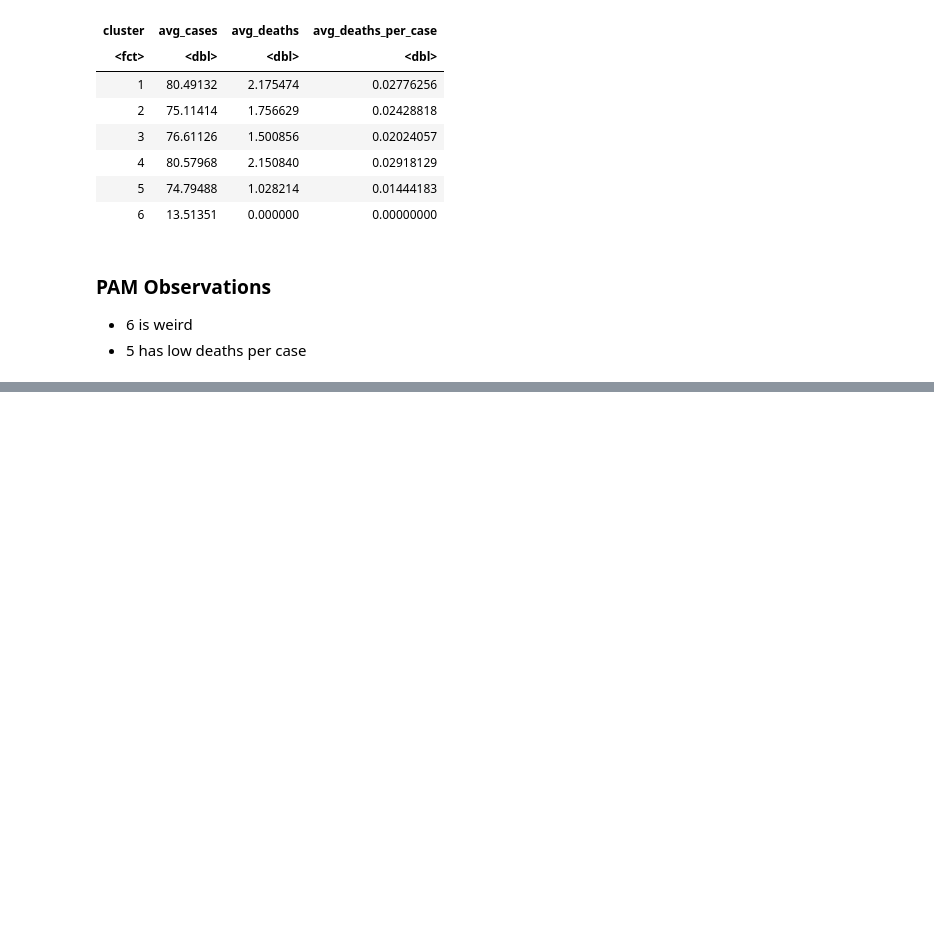
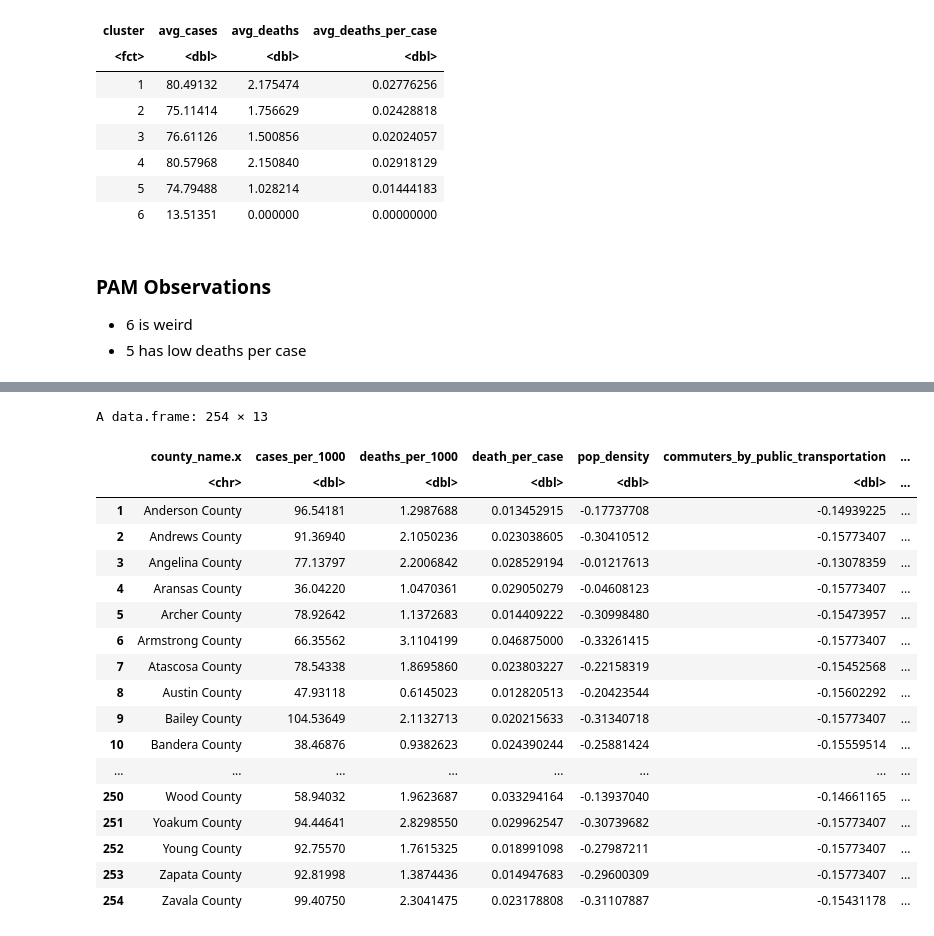
Before and after one commit to ncliu95/smu_dm_project_2, a Jupyter notebook: Project 2.ipynb, the cells around one changed output, grey strips where cells are left out. Saved outputs shown, nothing was run; the diff lists cells and outputs as text; code cells hidden in the pictures; blank space fills up the shorter version.

```diff
--- a/Project 2.ipynb
+++ b/Project 2.ipynb
@@ -1343,0 +1438,22 @@ A tibble: 6 × 4
+# %%
+transport_data
+# %% [output]
+A data.frame: 254 × 13
+|  | county_name.x | cases_per_1000 | deaths_per_1000 | death_per_case | pop_density | commuters_by_public_transportation | ... |
+|  | <chr> | <dbl> | <dbl> | <dbl> | <dbl> | <dbl> | ... |
+| 1 | Anderson County | 96.54181 | 1.2987688 | 0.013452915 | -0.17737708 | -0.14939225 | ... |
+| 2 | Andrews County | 91.36940 | 2.1050236 | 0.023038605 | -0.30410512 | -0.15773407 | ... |
+| 3 | Angelina County | 77.13797 | 2.2006842 | 0.028529194 | -0.01217613 | -0.13078359 | ... |
+| 4 | Aransas County | 36.04220 | 1.0470361 | 0.029050279 | -0.04608123 | -0.15773407 | ... |
+| 5 | Archer County | 78.92642 | 1.1372683 | 0.014409222 | -0.30998480 | -0.15473957 | ... |
+| 6 | Armstrong County | 66.35562 | 3.1104199 | 0.046875000 | -0.33261415 | -0.15773407 | ... |
+| 7 | Atascosa County | 78.54338 | 1.8695860 | 0.023803227 | -0.22158319 | -0.15452568 | ... |
+| 8 | Austin County | 47.93118 | 0.6145023 | 0.012820513 | -0.20423544 | -0.15602292 | ... |
+| 9 | Bailey County | 104.53649 | 2.1132713 | 0.020215633 | -0.31340718 | -0.15773407 | ... |
+| 10 | Bandera County | 38.46876 | 0.9382623 | 0.024390244 | -0.25881424 | -0.15559514 | ... |
+| ... | ... | ... | ... | ... | ... | ... | ... |
+| 250 | Wood County | 58.94032 | 1.9623687 | 0.033294164 | -0.13937040 | -0.14661165 | ... |
+| 251 | Yoakum County | 94.44641 | 2.8298550 | 0.029962547 | -0.30739682 | -0.15773407 | ... |
+| 252 | Young County | 92.75570 | 1.7615325 | 0.018991098 | -0.27987211 | -0.15773407 | ... |
+| 253 | Zapata County | 92.81998 | 1.3874436 | 0.014947683 | -0.29600309 | -0.15773407 | ... |
+| 254 | Zavala County | 99.40750 | 2.3041475 | 0.023178808 | -0.31107887 | -0.15431178 | ... |
```
Also changed, not shown: parts of 12 cells of this notebook.
